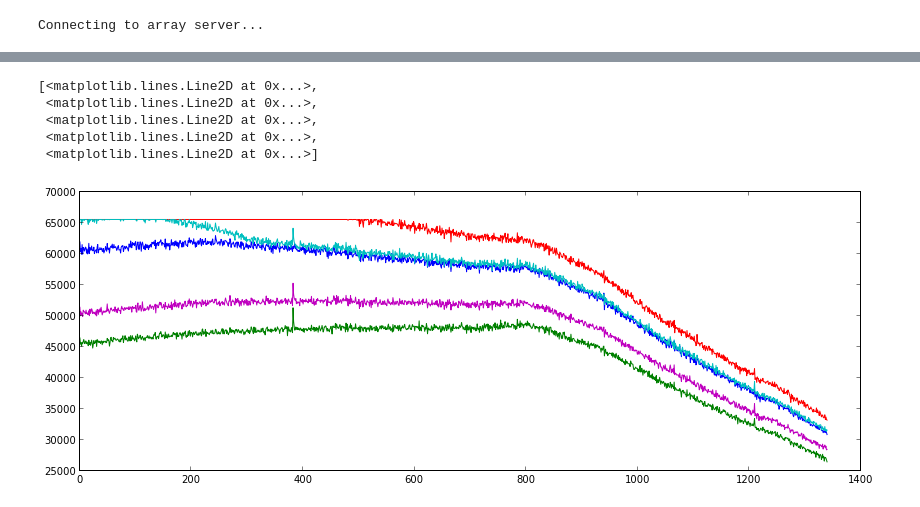
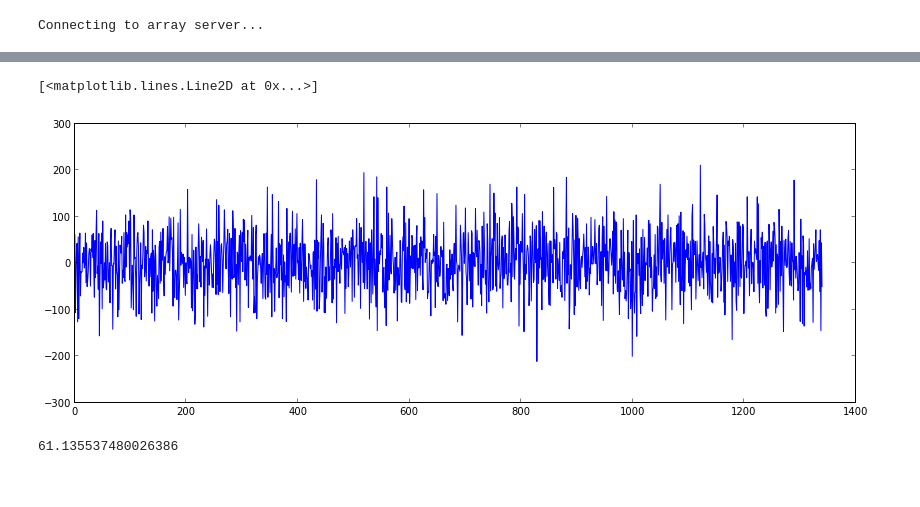
Before and after one commit to DawesLab/Camserver, a Jupyter notebook: array_client.ipynb, the cells around one changed output, grey strips where cells are left out. Drawn from its saved outputs; the diff is of its cells as text; code cells hidden in the pictures.

```diff
--- a/array_client.ipynb
+++ b/array_client.ipynb
@@ -65,9 +67,5 @@ imshow(numpy.fft.fftshift(numpy.log(numpy.abs(numpy.fft.fft2(data_array[:,:,0],a
-# %%
-plot(data_array[100,:,:])
-# %% [output]
-[<matplotlib.lines.Line2D at 0x...>,
- <matplotlib.lines.Line2D at 0x...>,
- <matplotlib.lines.Line2D at 0x...>,
- <matplotlib.lines.Line2D at 0x...>,
- <matplotlib.lines.Line2D at 0x...>]
-[figure, removed]
+# %%
+plot(data_array[200,:,1] - data_array[200,:,5])
+# %% [output]
+[<matplotlib.lines.Line2D at 0x...>]
+[figure, added]
@@ -73,0 +76,4 @@ plot(data_array[100,:,:])
+# %%
+noise.std()
+# %% [output]
+61.135537480026386
```
Also changed, not shown: parts of 10 cells of this notebook.
